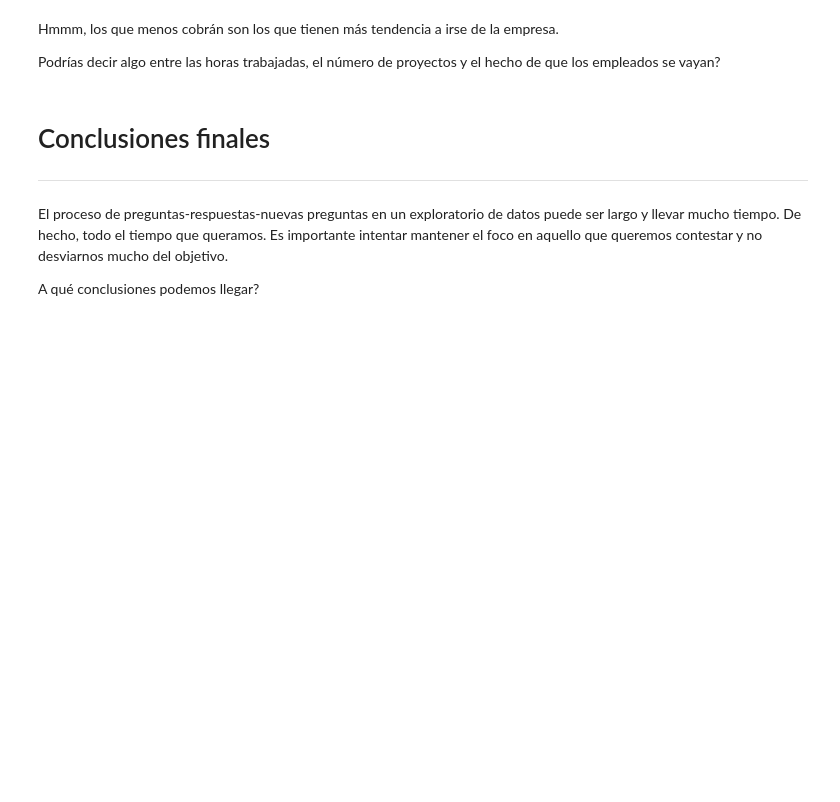
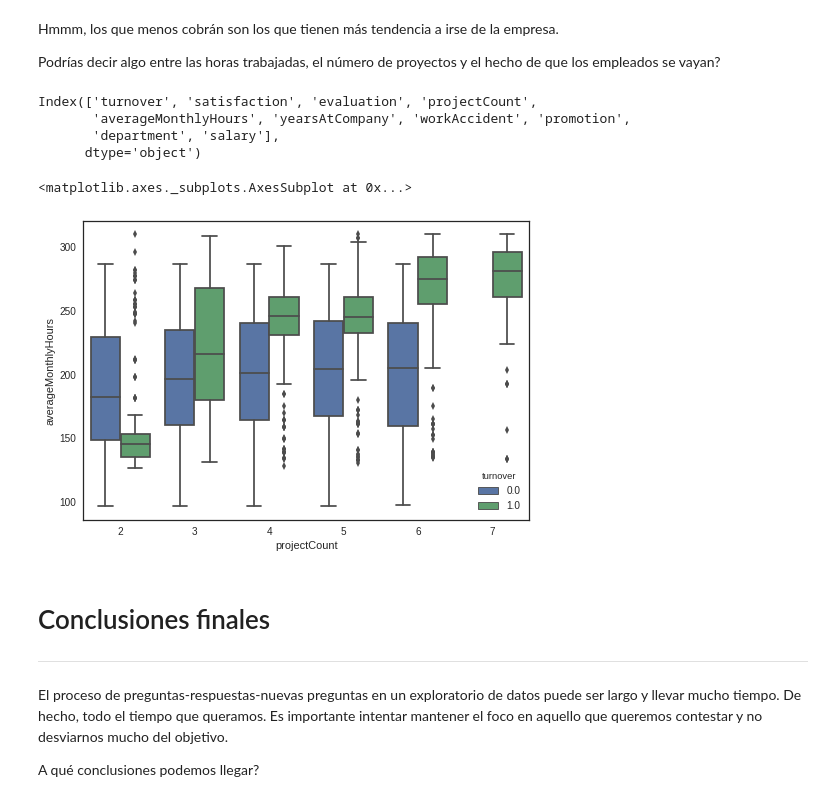
Before and after one commit to vianmarin/MADM-2017, a Jupyter notebook: 1-Introducción/miniprojects/EDA-RecursosHumanos.ipynb, the cells around one changed output. Cells and saved outputs as stored; diff of their text form; code cells hidden in the pictures; blank space fills up the shorter version.

```diff
--- a/1-Introducción/miniprojects/EDA-RecursosHumanos.ipynb
+++ b/1-Introducción/miniprojects/EDA-RecursosHumanos.ipynb
@@ -315,12 +617,22 @@ sns.countplot(data=df,
 Hmmm, los que menos cobrán son los que tienen más tendencia a irse de la empresa.
 
 Podrías decir algo entre las horas trabajadas, el número de proyectos y el hecho de que los empleados se vayan?
+# %%
+df.columns
+# %% [output]
+Index(['turnover', 'satisfaction', 'evaluation', 'projectCount',
+       'averageMonthlyHours', 'yearsAtCompany', 'workAccident', 'promotion',
+       'department', 'salary'],
+      dtype='object')
 # %%
 # usa la opción de boxplot de seaborn.
 sns.boxplot(data=df,
-            x=,
-            y=,
-            hue=)
+            x='projectCount',
+            y='averageMonthlyHours',
+            hue='turnover')
+# %% [output]
+<matplotlib.axes._subplots.AxesSubplot at 0x...>
+[figure, added]
 # %% [markdown]
 # Conclusiones finales
 ***
```
Also changed, not shown: parts of 59 cells of this notebook, 11 other files.
